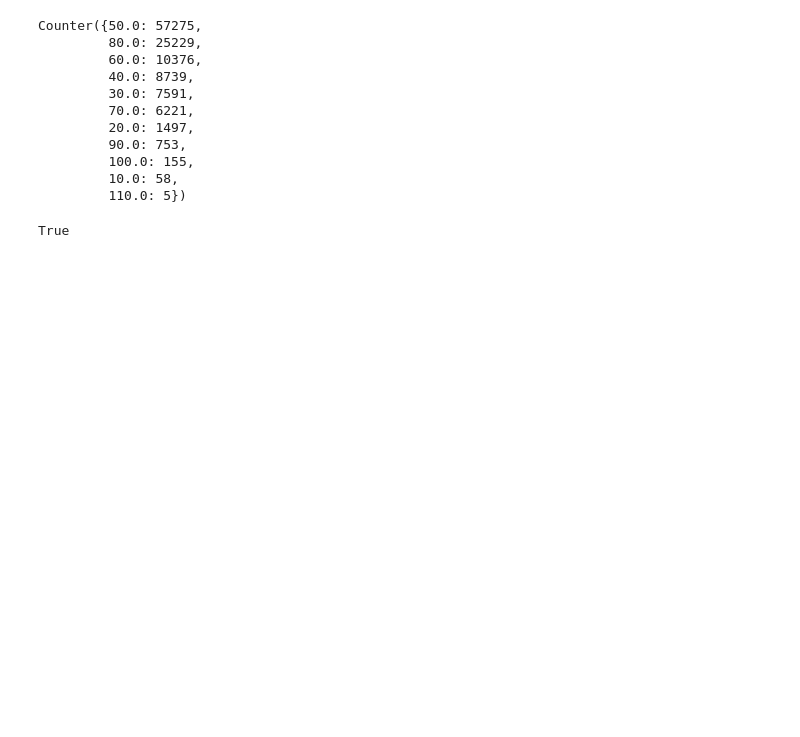
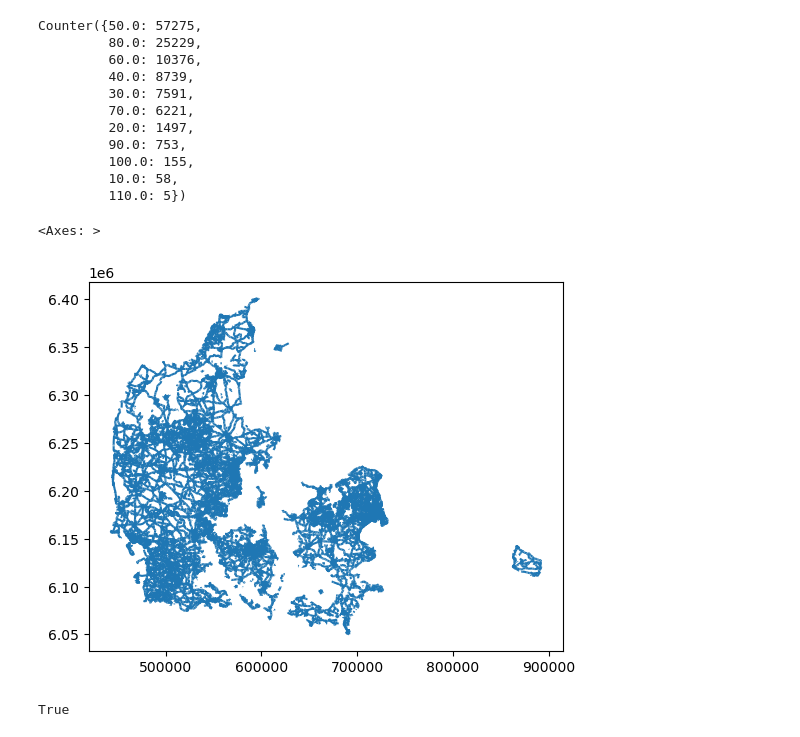
Before and after one commit to anastassiavybornova/knudepunkter, a Jupyter notebook: scripts/0x_explore_septima_data.ipynb, the cells around one changed output. Cells and saved outputs as stored; diff of their text form; code cells hidden in the pictures; blank space fills up the shorter version.

```diff
--- a/scripts/0x_explore_septima_data.ipynb
+++ b/scripts/0x_explore_septima_data.ipynb
@@ -224,6 +224,11 @@ Counter({50.0: 57275,
          100.0: 155,
          10.0: 58,
          110.0: 5})
+# %%
+gdf.plot()
+# %% [output]
+<Axes: >
+[figure, added]
 # %%
 all(gdf.geometry.geom_type == "LineString")
 # %% [output]
```
Also changed, not shown: parts of 32 cells of this notebook.
